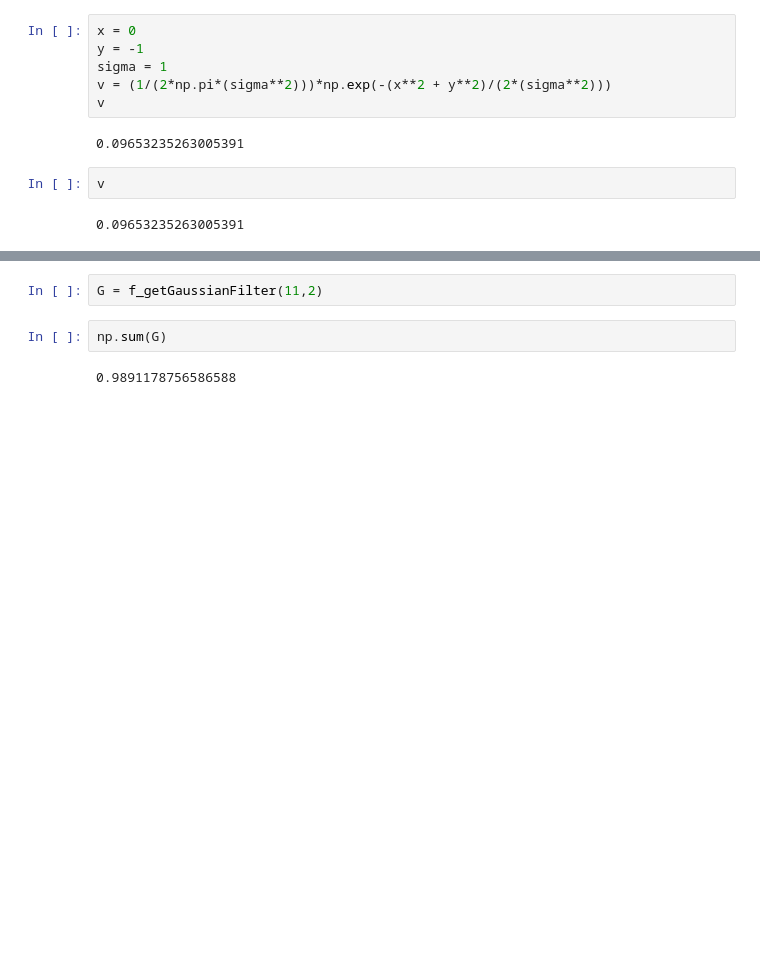
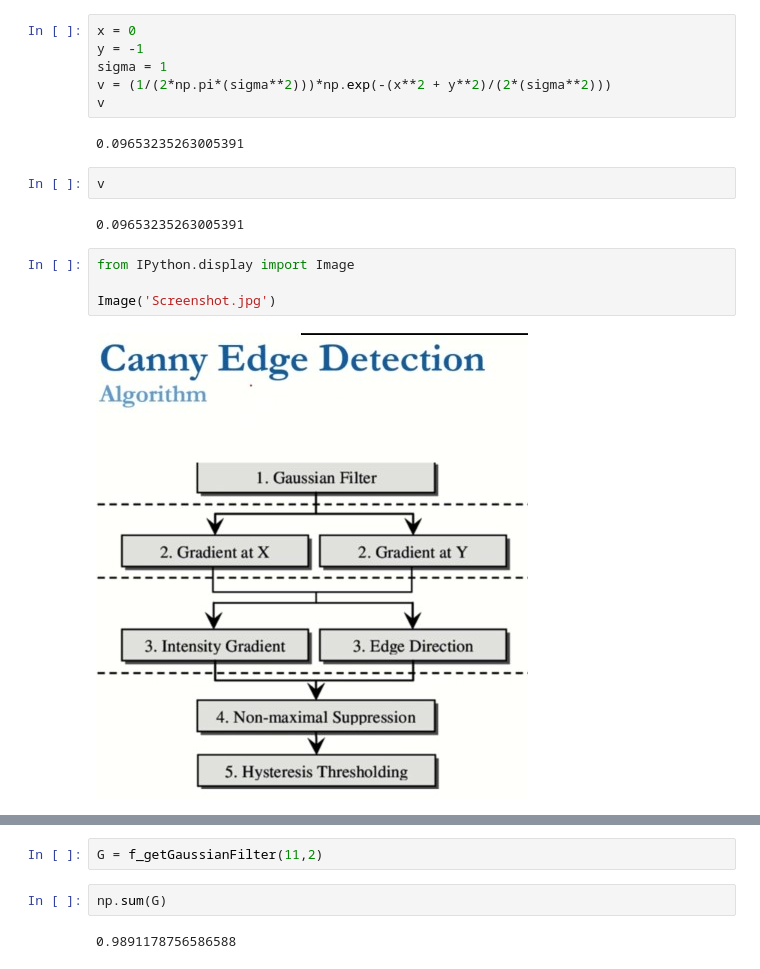
Before and after one commit to hazemMondy/fundamentals-of-computer-vision-theory-projects-in-python, a Jupyter notebook: Code and Data/07_CannyEdgeDetector/04_a_EdgeDetection.ipynb, the cells around one changed output, grey strips where cells are left out. Saved outputs shown, nothing was run; the diff lists cells and outputs as text; blank space fills up the shorter version.

```diff
--- a/Code and Data/07_CannyEdgeDetector/04_a_EdgeDetection.ipynb
+++ b/Code and Data/07_CannyEdgeDetector/04_a_EdgeDetection.ipynb
@@ -34,3 +37,9 @@ v
 v
 # %% [output]
 0.09653235263005391
+# %%
+from IPython.display import Image
+
+Image('Screenshot.jpg')
+# %% [output]
+[figure, added]
```
Also changed, not shown: parts of 14 cells of this notebook, 4 other files.
